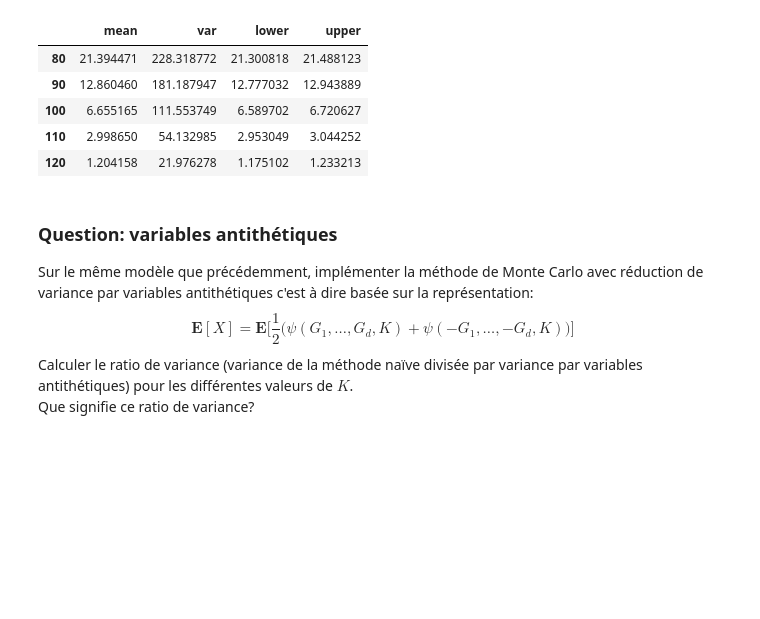
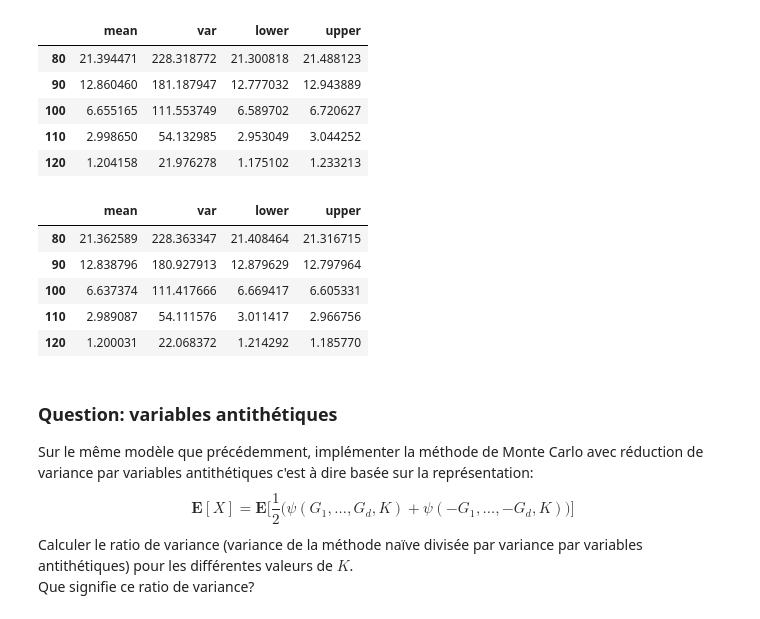
Before and after one commit to RoxaneC/M1-MATHS, a Jupyter notebook: Probabilités_Numériques/TP3/TP3 Sujet.ipynb, the cells around one changed output. Drawn from its saved outputs; the diff is of its cells as text; code cells hidden in the pictures; blank space fills up the shorter version.

```diff
--- a/Probabilités_Numériques/TP3/TP3 Sujet.ipynb
+++ b/Probabilités_Numériques/TP3/TP3 Sujet.ipynb
@@ -280,7 +253,7 @@ T = 1
 r = 0.01
 rho = 0.2
 
-S_0 = 100*np.ones((1,d))       # pour i de 1 à d
+S_0 = 100*np.ones(d)       # pour i de 1 à d
 sigm = np.arange(1, d+1)/(2*d)
 mat_corr = np.eye(d) + rho*(np.ones((d,d)) - np.eye(d))
 L = np.linalg.cholesky(mat_corr)
@@ -300,8 +273,6 @@ phi(sample_G)
 (il faut utiliser la technique du broadcasting en `numpy`, c'est très important à connaitre en pratique).
 # %%
 def phi(G):
-    S_T = S_0 * np.exp(T*(r - (sigm**2)/2) + sigm*np.sqrt(T)*G)
+    G_tilde = L@G
+    S_T = S_0[:, np.newaxis] * np.exp(T*(r - (sigm[:, np.newaxis]**2)/2) + sigm[:, np.newaxis]*np.sqrt(T)*G_tilde)
     return S_T
-
-G = rng.standard_normal(size=d)
-print(phi(G))
@@ -330,6 +298,28 @@ df
 | 100 | 6.655165 | 111.553749 | 6.589702 | 6.720627 |
 | 110 | 2.998650 | 54.132985 | 2.953049 | 3.044252 |
 | 120 | 1.204158 | 21.976278 | 1.175102 | 1.233213 |
+# %%
+def psi(G, K):
+    d = G.shape[0]
+    res = np.sum(phi(G), axis=0)/d - K
+    return np.where(res>0, res, 0)
+
+n = 100_000
+Ks = np.array([80,90,100,110,120])
+sample_G = rng.standard_normal(size=(d, n))
+
+res_naif = [monte_carlo(psi(sample_G,K)) for K in Ks]
+
+index_y = ["mean", "var", "lower", "upper"]
+df = pd.DataFrame(res_naif, index=Ks, columns=index_y)
+df
+# %% [output]
+|  | mean | var | lower | upper |
+| 80 | 21.362589 | 228.363347 | 21.408464 | 21.316715 |
+| 90 | 12.838796 | 180.927913 | 12.879629 | 12.797964 |
+| 100 | 6.637374 | 111.417666 | 6.669417 | 6.605331 |
+| 110 | 2.989087 | 54.111576 | 3.011417 | 2.966756 |
+| 120 | 1.200031 | 22.068372 | 1.214292 | 1.185770 |
 # %% [markdown]
 ### Question: variables antithétiques
 
```
Also changed, not shown: parts of 11 cells of this notebook.
